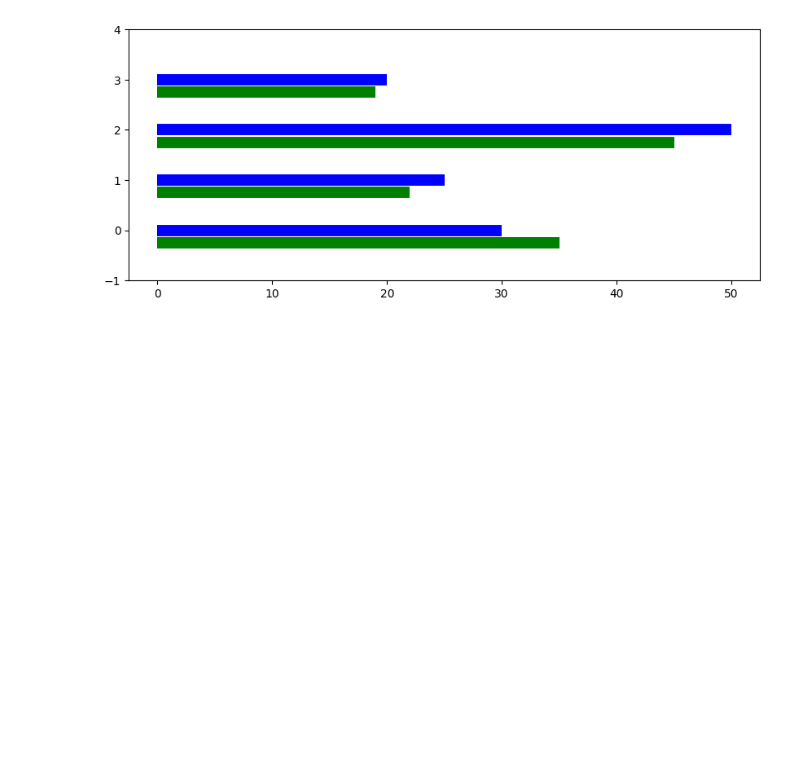
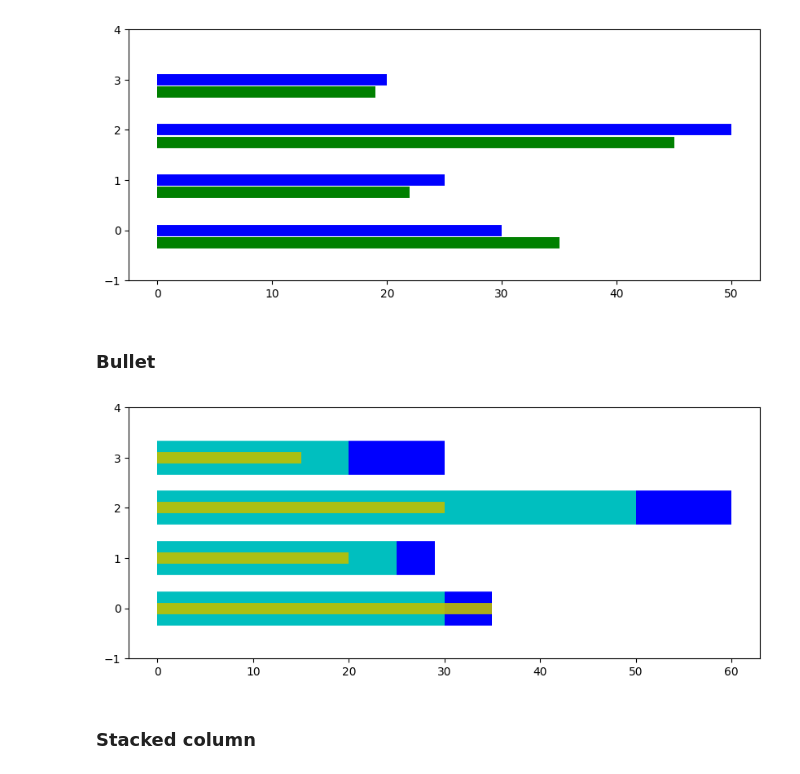
Before and after one commit to kazmierczakP/DataScienceNotebooks, a Jupyter notebook: Visualization.ipynb, the cells around one changed output. Drawn from its saved outputs; the diff is of its cells as text; code cells hidden in the pictures; blank space fills up the shorter version.

```diff
--- a/Visualization.ipynb
+++ b/Visualization.ipynb
@@ -862,3 +862,5 @@ plt.hlines(X-0.25,xmin=0,xmax=data[1],linewidth=10,color='green')
 plt.yticks(range(-1,5));
 # %% [output]
 [figure]
+# %% [markdown]
+### Bullet
@@ -864,0 +871,15 @@ plt.yticks(range(-1,5));
+# %%
+data = [[30, 25, 50, 20],
+        [35, 29, 60, 30],
+        [35, 20, 30, 15]]
+X=np.arange(4)
+# %%
+plt.figure(figsize=(10,4))
+plt.hlines(y=X,xmin=0,xmax=data[0],color='c',linewidth=30)
+plt.hlines(y=X,xmin=data[0],xmax=data[1],color='b',linewidth=30)
+plt.hlines(y=X,xmin=0,xmax=data[2],color='y',linewidth=10,alpha=0.9)
+plt.yticks(range(-1,5));
+# %% [output]
+[figure, added]
+# %% [markdown]
+### Stacked column
```
Also changed, not shown: parts of 17 cells of this notebook.
